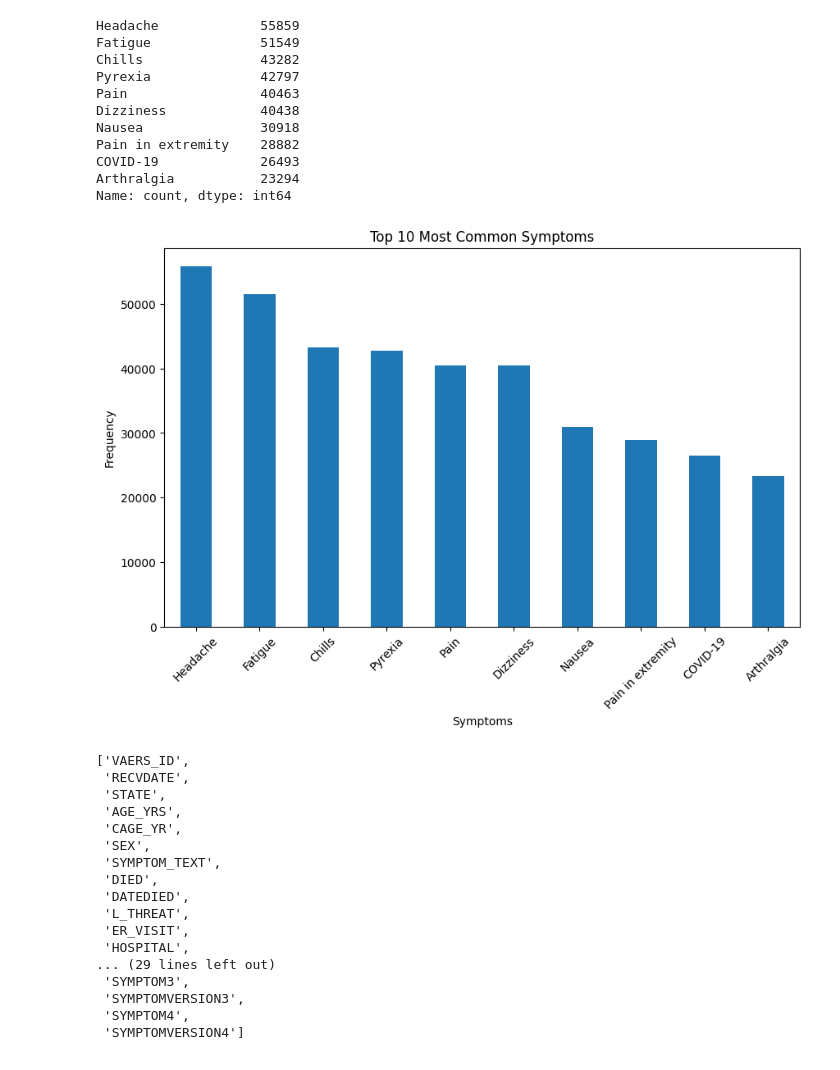
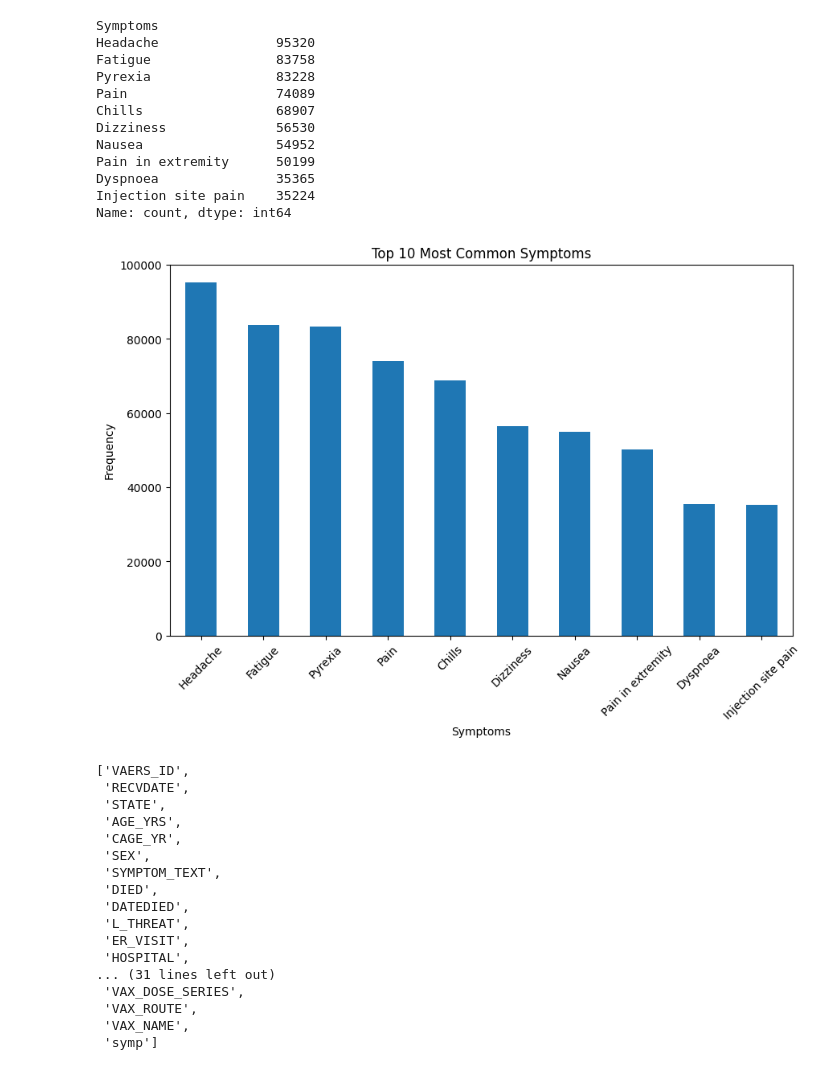
Before and after one commit to Rutu136/COMP4710-World-Vaccine-Adverse-Reactions, a Jupyter notebook: Group8_vers_data_vis.ipynb, the cells around one changed output. Saved outputs shown, nothing was run; the diff lists cells and outputs as text; code cells hidden in the pictures.

```diff
--- a/Group8_vers_data_vis.ipynb
+++ b/Group8_vers_data_vis.ipynb
@@ -2,39 +2,41 @@
 import pandas as pd
 import matplotlib.pyplot as plt
 # %%
-
-
 # Read the CSV file
-df = pd.read_csv('cleaned_vers_data_covid19_vaccine_2020-2022.csv')
-
+df = pd.read_csv('cleaned_vers_data_covid19_vaccine_2020-2022_duplicate_removed.csv')
 # Concatenate the symptom columns into a single column
-symptoms = pd.concat([df['SYMPTOM1'], df['SYMPTOM2'], df['SYMPTOM3'], df['SYMPTOM4']], ignore_index=True)
-df['symp'] = symptoms
-
+# symptoms = pd.concat([df['SYMPTOM1'], df['SYMPTOM2'], df['SYMPTOM3'], df['SYMPTOM4']], ignore_index=True)
+# df['symp'] = symptoms
+# Split the 'Symptoms' column by comma and create a list of all symptoms
+all_symptoms = df['Symptoms'].str.split(',').explode().str.strip()
+df['symp'] = df['Symptoms']
+# Count the occurrences of each symptom
+symptom_counts = all_symptoms.value_counts()
 # Get the top 15 most common symptoms
-top_10_symptoms = symptoms[symptoms != 'No symptom'].value_counts().head(10)
+top_10_symptoms = symptom_counts.head(10)
 print(top_10_symptoms)
 # Plot the bar chart
 plt.figure(figsize=(10, 6))
 top_10_symptoms.plot(kind='bar')
 plt.title('Top 10 Most Common Symptoms')
 plt.xlabel('Symptoms')
 plt.ylabel('Frequency')
 plt.xticks(rotation=45)
 plt.show()
 # %% [output]
-Headache             55859
-Fatigue              51549
-Chills               43282
-Pyrexia              42797
-Pain                 40463
-Dizziness            40438
-Nausea               30918
-Pain in extremity    28882
-COVID-19             26493
-Arthralgia           23294
+Symptoms
+Headache               95320
+Fatigue                83758
+Pyrexia                83228
+Pain                   74089
+Chills                 68907
+Dizziness              56530
+Nausea                 54952
+Pain in extremity      50199
+Dyspnoea               35365
+Injection site pain    35224
 Name: count, dtype: int64
-[figure, old version]
+[figure, new version]
 # %%
 df.head()
 df.columns.to_list()
@@ -51,8 +53,8 @@ df.columns.to_list()
  'L_THREAT',
  'ER_VISIT',
  'HOSPITAL',
-... (29 lines left out)
- 'SYMPTOM3',
- 'SYMPTOMVERSION3',
- 'SYMPTOM4',
- 'SYMPTOMVERSION4']
+... (31 lines left out)
+ 'VAX_DOSE_SERIES',
+ 'VAX_ROUTE',
+ 'VAX_NAME',
+ 'symp']
```
Also changed, not shown: parts of 9 cells of this notebook.
